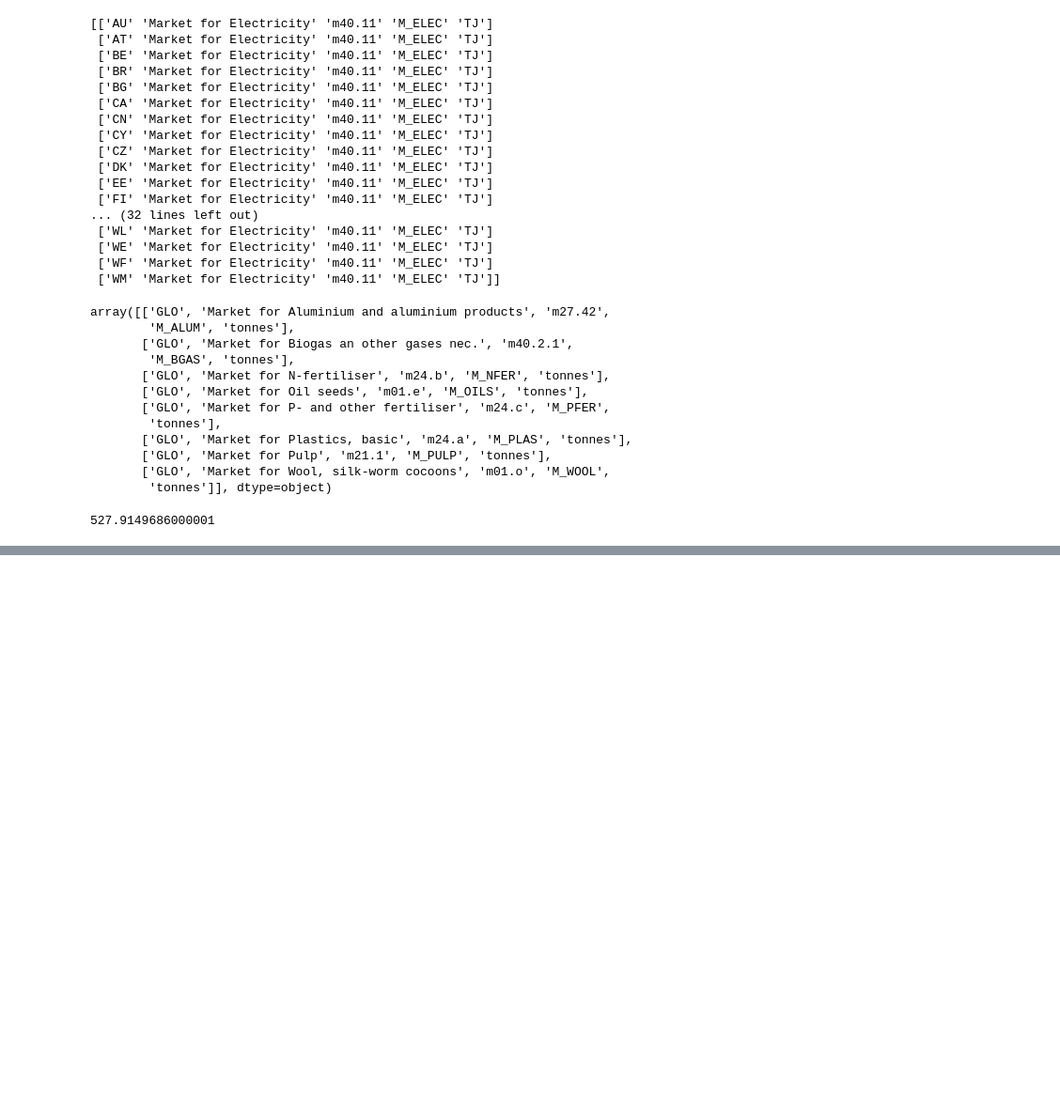
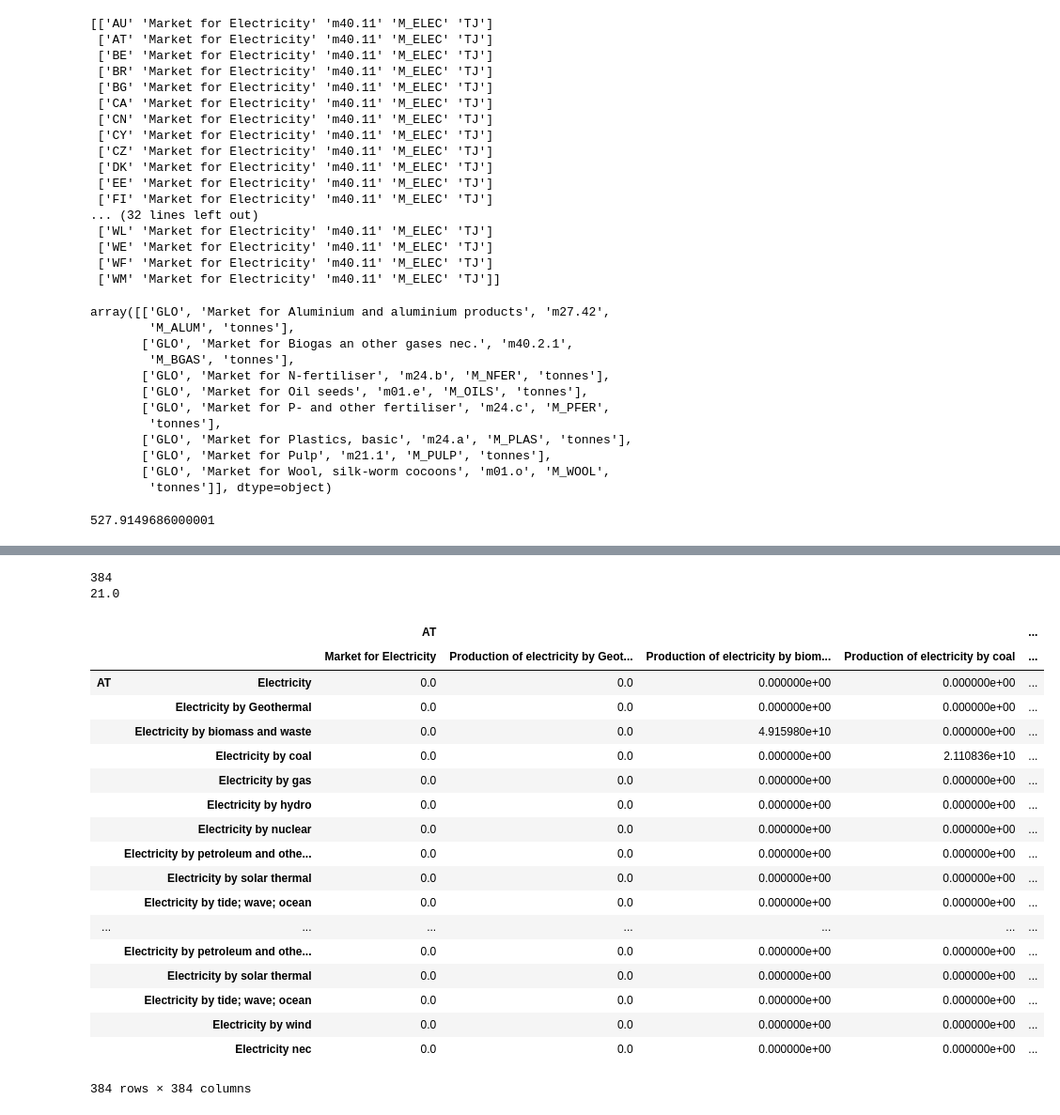
Before and after one commit to BONSAMURAIS/mojo, a Jupyter notebook: notebooks/BONSAI system model development.ipynb, the cells around one changed output, grey strips where cells are left out. Shown: that part at 94% size. Cells and saved outputs as stored; diff of their text form; code cells hidden in the pictures; blank space fills up the shorter version.

```diff
--- a/notebooks/BONSAI system model development.ipynb
+++ b/notebooks/BONSAI system model development.ipynb
@@ -552,0 +693,6 @@ exio_vagg[excl_prod_indices,excl_prod_indices]
+# %%
+bentso_prods = json.load(open('/home/jakobs/Documents/IndEcol/BONSAI/bentso-data/entsoe-beebee-2016/entsoe-products.json'))
+bentso_acts = json.load(open('/home/jakobs/Documents/IndEcol/BONSAI/bentso-data/entsoe-beebee-2016/entsoe-activities.json'))
+# %%
+bentso_use = np.load('/home/jakobs/Documents/IndEcol/BONSAI/bentso-data/entsoe-beebee-2016/entsoe-use.npy')
+bentso_supply = np.load('/home/jakobs/Documents/IndEcol/BONSAI/bentso-data/entsoe-beebee-2016/entsoe-supply.npy')
@@ -552,0 +729,28 @@ exio_vagg[excl_prod_indices,excl_prod_indices]
+# %%
+print(32*12)
+print(672/32.)
+# %% [output]
+384
+21.0
+# %%
+pd.DataFrame(columns=np.array(bentso_acts).T.tolist(), index=np.array(bentso_prods).T.tolist(), data=bentso_use)
+# %% [output]
+|  |  | AT |  |  |  | ... |
+|  |  | Market for Electricity | Production of electricity by Geot... | Production of electricity by biom... | Production of electricity by coal | ... |
+| AT | Electricity | 0.0 | 0.0 | 0.000000e+00 | 0.000000e+00 | ... |
+|  | Electricity by Geothermal | 0.0 | 0.0 | 0.000000e+00 | 0.000000e+00 | ... |
+|  | Electricity by biomass and waste | 0.0 | 0.0 | 4.915980e+10 | 0.000000e+00 | ... |
+|  | Electricity by coal | 0.0 | 0.0 | 0.000000e+00 | 2.110836e+10 | ... |
+|  | Electricity by gas | 0.0 | 0.0 | 0.000000e+00 | 0.000000e+00 | ... |
+|  | Electricity by hydro | 0.0 | 0.0 | 0.000000e+00 | 0.000000e+00 | ... |
+|  | Electricity by nuclear | 0.0 | 0.0 | 0.000000e+00 | 0.000000e+00 | ... |
+|  | Electricity by petroleum and othe... | 0.0 | 0.0 | 0.000000e+00 | 0.000000e+00 | ... |
+|  | Electricity by solar thermal | 0.0 | 0.0 | 0.000000e+00 | 0.000000e+00 | ... |
+|  | Electricity by tide; wave; ocean | 0.0 | 0.0 | 0.000000e+00 | 0.000000e+00 | ... |
+| ... | ... | ... | ... | ... | ... | ... |
+|  | Electricity by petroleum and othe... | 0.0 | 0.0 | 0.000000e+00 | 0.000000e+00 | ... |
+|  | Electricity by solar thermal | 0.0 | 0.0 | 0.000000e+00 | 0.000000e+00 | ... |
+|  | Electricity by tide; wave; ocean | 0.0 | 0.0 | 0.000000e+00 | 0.000000e+00 | ... |
+|  | Electricity by wind | 0.0 | 0.0 | 0.000000e+00 | 0.000000e+00 | ... |
+|  | Electricity nec | 0.0 | 0.0 | 0.000000e+00 | 0.000000e+00 | ... |
+384 rows × 384 columns
```
Also changed, not shown: parts of 35 cells of this notebook.
